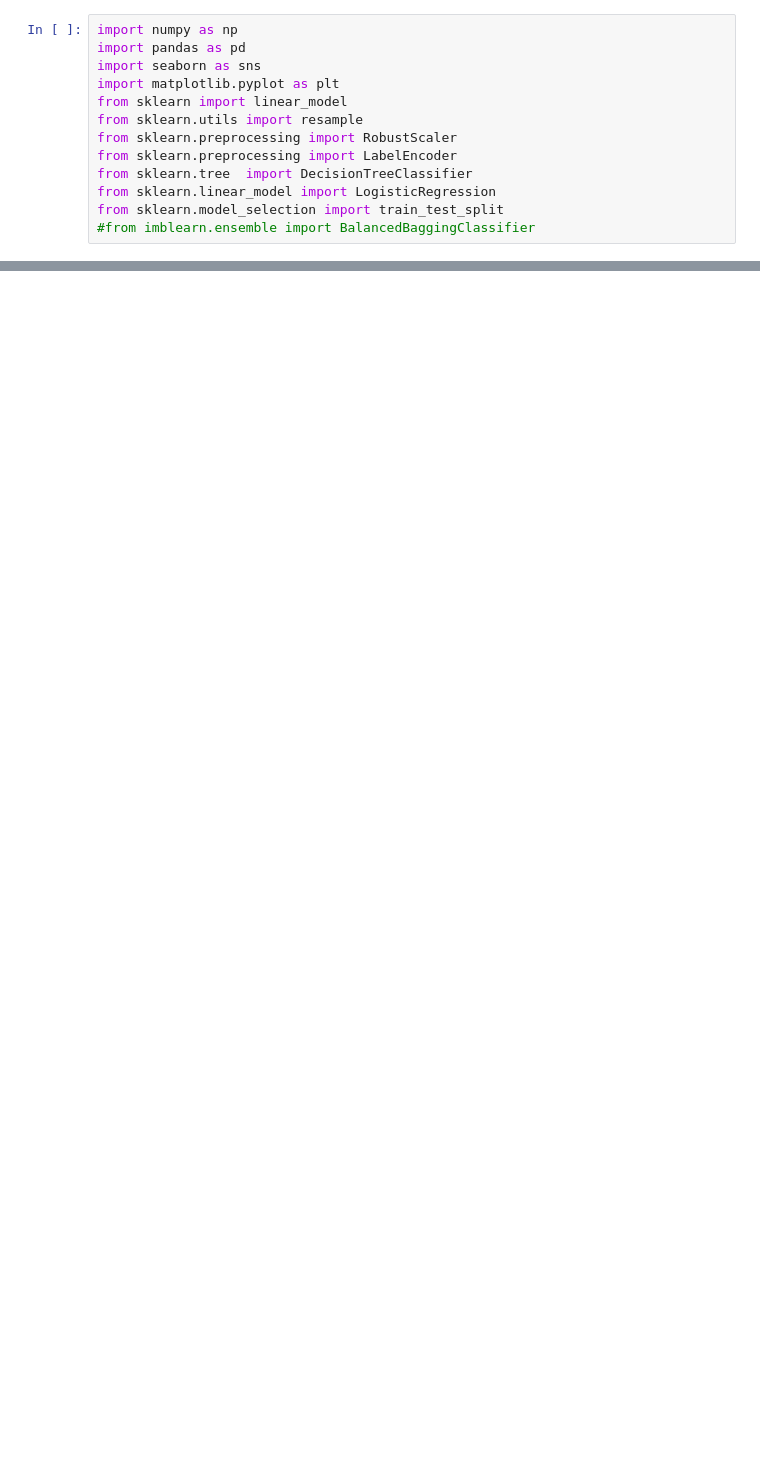
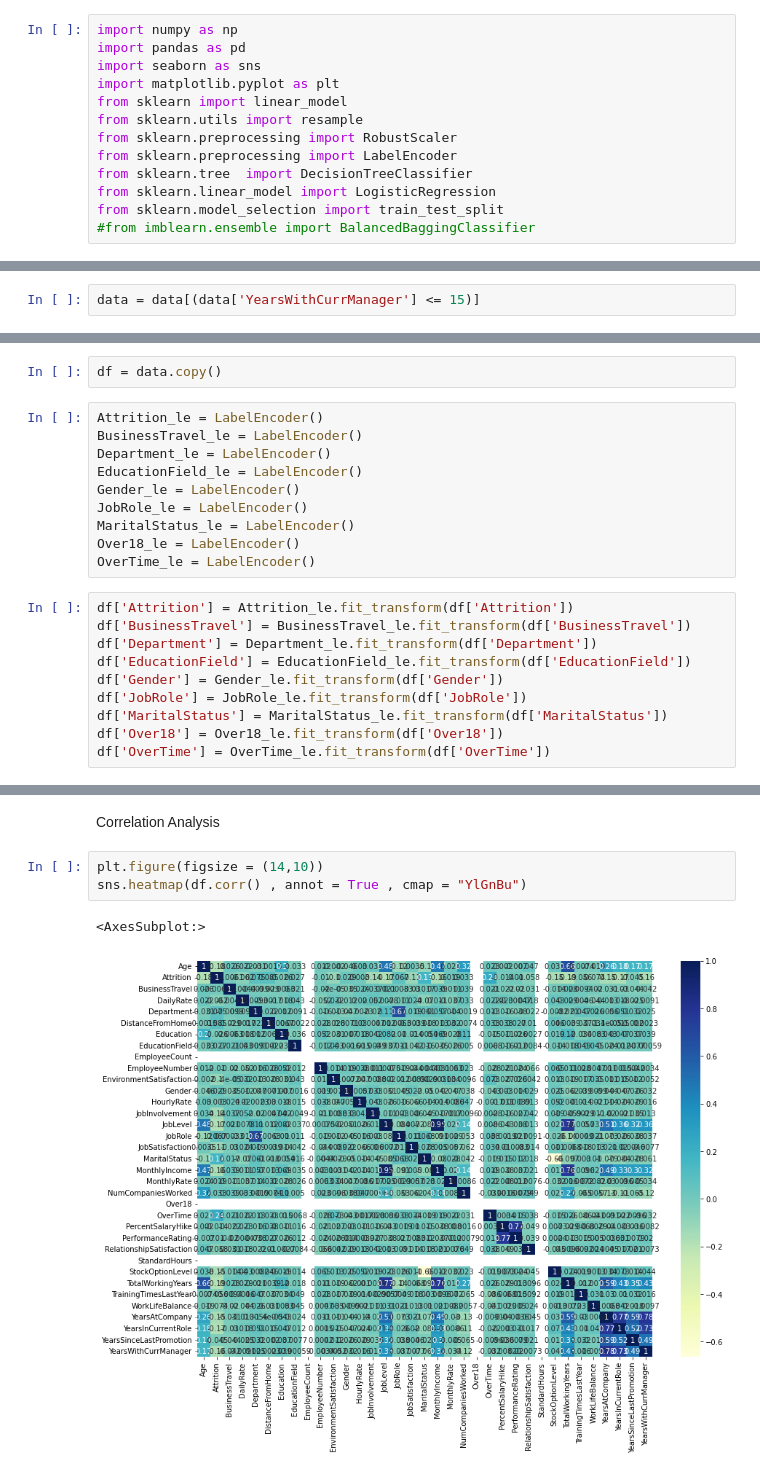
Before and after one commit to ksramalakshmi/AttritionAnalysisSoftware, a Jupyter notebook: attrition_prediction_model.ipynb, the cells around one changed output, grey strips where cells are left out. Saved outputs shown, nothing was run; the diff lists cells and outputs as text; blank space fills up the shorter version.

```diff
--- a/attrition_prediction_model.ipynb
+++ b/attrition_prediction_model.ipynb
@@ -24,0 +171,2 @@ data.head(5)
+# %%
+data = data[(data['YearsWithCurrManager'] <= 15)]
@@ -24,0 +175,22 @@ data.head(5)
+# %%
+df = data.copy()
+# %%
+Attrition_le = LabelEncoder()
+BusinessTravel_le = LabelEncoder()
+Department_le = LabelEncoder()
+EducationField_le = LabelEncoder()
+Gender_le = LabelEncoder()
+JobRole_le = LabelEncoder()
+MaritalStatus_le = LabelEncoder()
+Over18_le = LabelEncoder()
+OverTime_le = LabelEncoder()
+# %%
+df['Attrition'] = Attrition_le.fit_transform(df['Attrition'])
+df['BusinessTravel'] = BusinessTravel_le.fit_transform(df['BusinessTravel'])
+df['Department'] = Department_le.fit_transform(df['Department'])
+df['EducationField'] = EducationField_le.fit_transform(df['EducationField'])
+df['Gender'] = Gender_le.fit_transform(df['Gender'])
+df['JobRole'] = JobRole_le.fit_transform(df['JobRole'])
+df['MaritalStatus'] = MaritalStatus_le.fit_transform(df['MaritalStatus'])
+df['Over18'] = Over18_le.fit_transform(df['Over18'])
+df['OverTime'] = OverTime_le.fit_transform(df['OverTime'])
@@ -24,0 +207,8 @@ data.head(5)
+# %% [markdown]
+Correlation Analysis
+# %%
+plt.figure(figsize = (14,10))
+sns.heatmap(df.corr() , annot = True , cmap = "YlGnBu")
+# %% [output]
+<AxesSubplot:>
+[figure, added]
```
Also changed, not shown: parts of 30 cells of this notebook.
